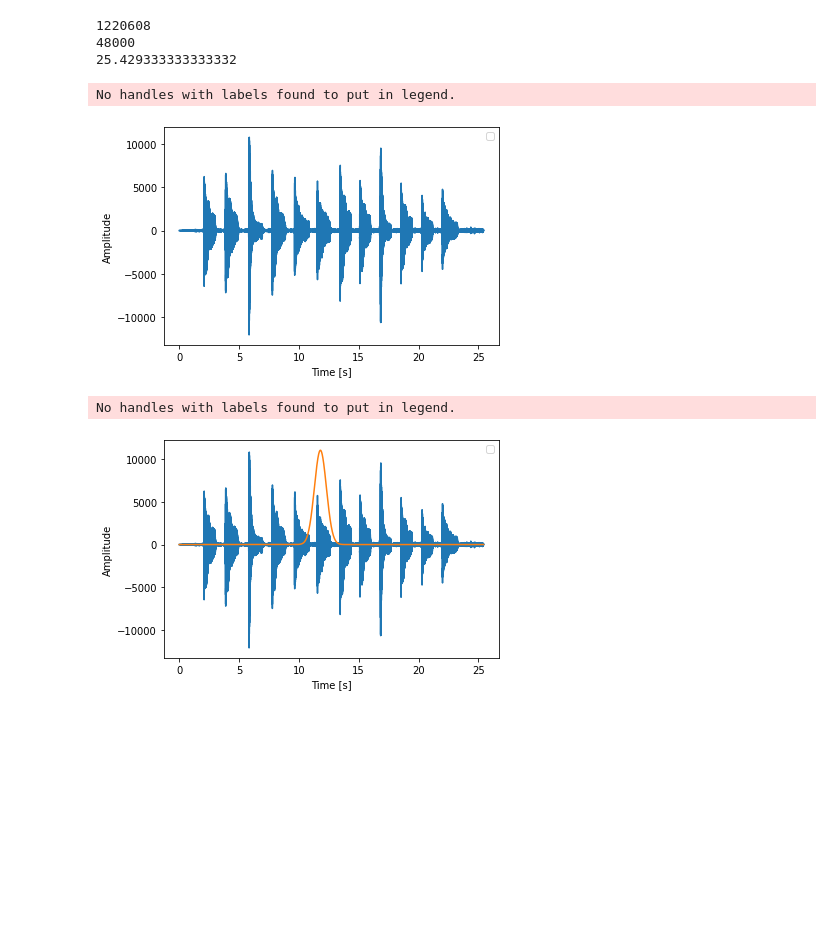
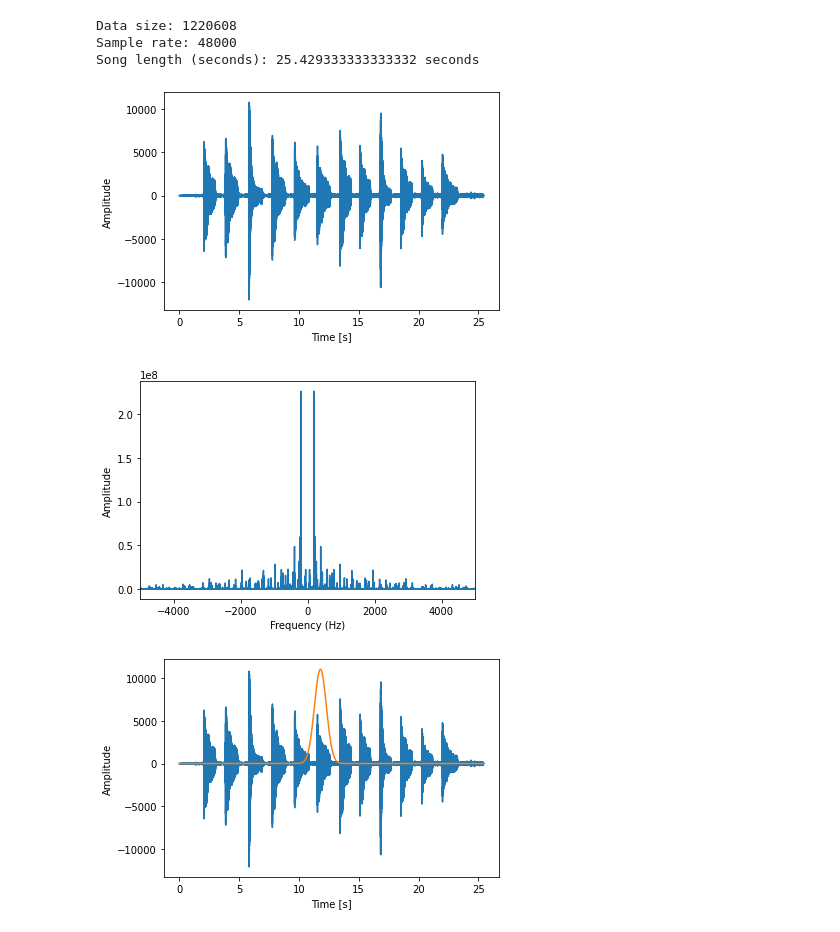
Before and after one commit to mojanbenham/blog, a Jupyter notebook: computational_math/gabor/gabor.ipynb, the cells around one changed output. Saved outputs shown, nothing was run; the diff lists cells and outputs as text; code cells hidden in the pictures; blank space fills up the shorter version.

```diff
--- a/computational_math/gabor/gabor.ipynb
+++ b/computational_math/gabor/gabor.ipynb
@@ -1,45 +8,55 @@
 # %%
-#!pip3 install scipy
-#!pip3 install matplotlib
+# read in sound file
+samplerate, data = wavfile.read('hbd_slow_speed.wav')
 
-from scipy.io import wavfile
-samplerate, data = wavfile.read('soundfiles/hbd_slow_speed.wav')
-
+# define sound metadata
 data_size = data.shape[0]
 song_length_seconds = data_size/samplerate
 
-print(data_size)
-print(samplerate)
-print(song_length_seconds)
+# print sound metadata
+print("Data size:", data_size)
+print("Sample rate:", samplerate)
+print("Song length (seconds):", song_length_seconds, "seconds")
 # %% [output]
-1220608
-48000
-25.429333333333332
+Data size: 1220608
+Sample rate: 48000
+Song length (seconds): 25.429333333333332 seconds
 # %%
-import matplotlib.pyplot as plt
-import numpy as np
-
+# define domain in seconds
 time_domain = np.linspace(0, song_length_seconds, data_size)
 
+# plot sound wave
 plt.plot(time_domain, data)
-plt.legend()
 plt.xlabel("Time [s]")
 plt.ylabel("Amplitude")
 plt.show()
 # %% [output]
-No handles with labels found to put in legend.
 [figure]
+# %%
+# define frequency domain
+freq_domain = np.linspace(-samplerate/2,samplerate/2,data_size)
+
+# fourier transform
+fourier_data = abs(fft(data))
+fourier_data_shiftnorm = fftshift(fourier_data)
+
+# plotting spectral content of sound wave
+plt.xlim([-5000, 5000])
+plt.xlabel("Frequency (Hz)")
+plt.ylabel("Amplitude")
+plt.plot(freq_domain, fourier_data_shiftnorm)
+plt.show()
+# %% [output]
+[figure, added]
 # %%
+# define gaussian filter
 gaussian = 11000*np.exp(-2*np.power(time_domain - 11.8, 2))
 
+# plot signal with gaussian
 plt.plot(time_domain, data)
 plt.plot(time_domain, gaussian)
-plt.legend()
 plt.xlabel("Time [s]")
 plt.ylabel("Amplitude")
 plt.show()
-
-#[2.2, 4.25, 6]
 # %% [output]
-No handles with labels found to put in legend.
 [figure]
```
Also changed, not shown: parts of 8 cells of this notebook.
